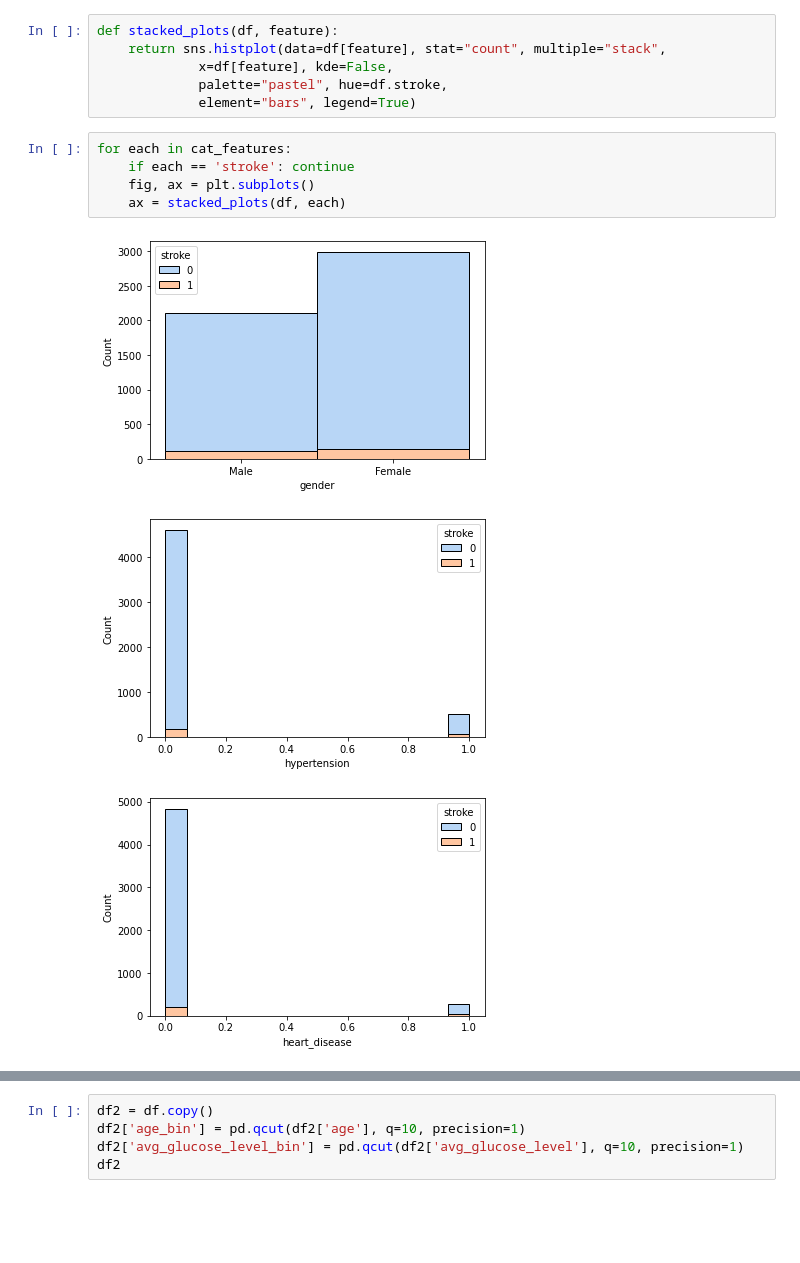
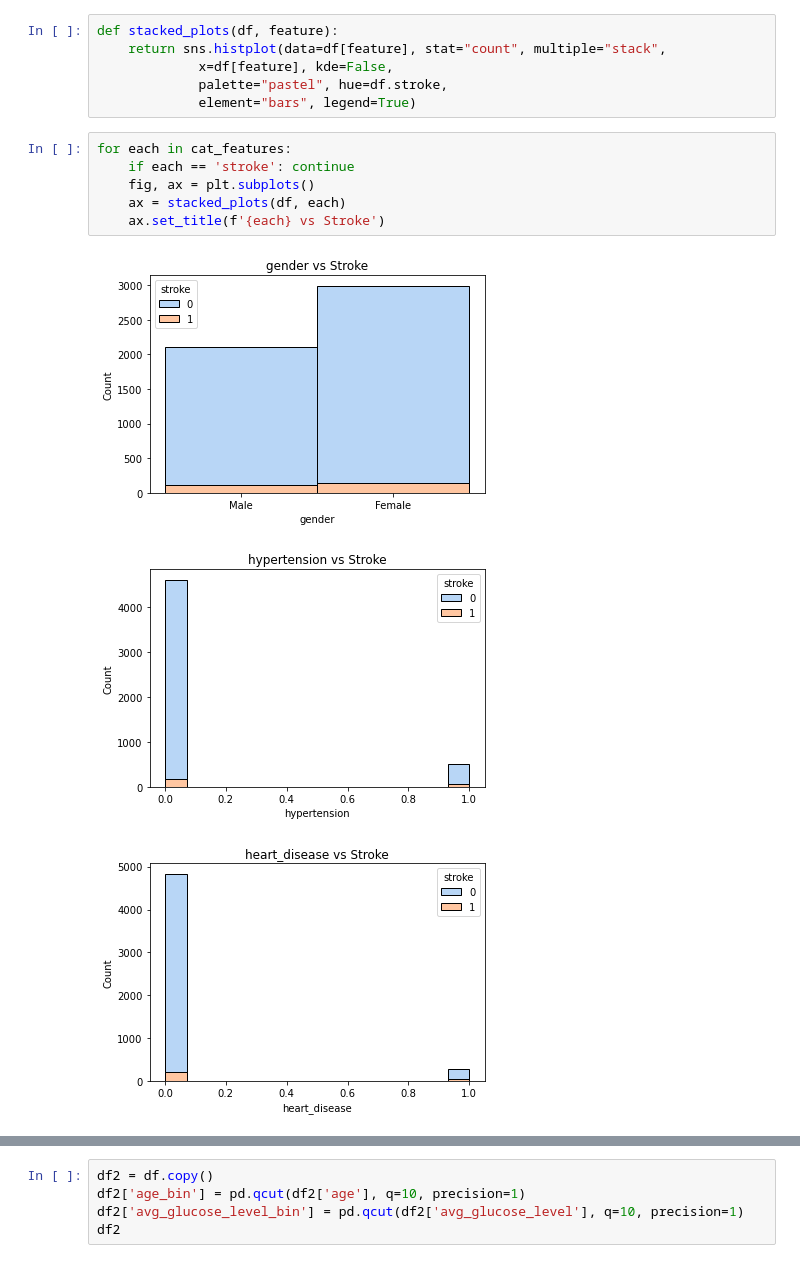
Before and after one commit to jasonarikupurathu/stroke-predictions, a Jupyter notebook: Data-Cleaning-Notebook.ipynb, the cells around one changed output, grey strips where cells are left out. Cells and saved outputs as stored; diff of their text form; blank space fills up the shorter version.

Commit message:
Added Graph Titles

```diff
--- a/Data-Cleaning-Notebook.ipynb
+++ b/Data-Cleaning-Notebook.ipynb
@@ -329,9 +329,10 @@ def stacked_plots(df, feature):
 # %%
 for each in cat_features:
     if each == 'stroke': continue
     fig, ax = plt.subplots()
     ax = stacked_plots(df, each)
+    ax.set_title(f'{each} vs Stroke')
 # %% [output]
-[figure, old version]
+[figure, new version]
-[figure, old version]
+[figure, new version]
-[figure, old version]
+[figure, new version]
```
Also changed, not shown: parts of 1 cell of this notebook.
